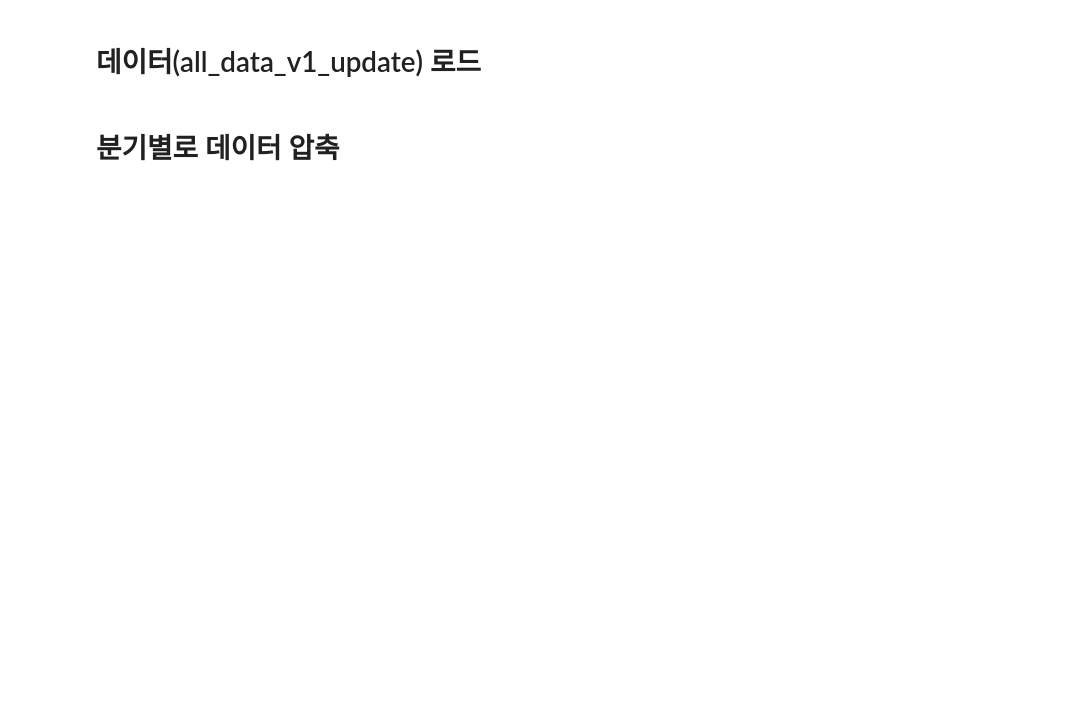
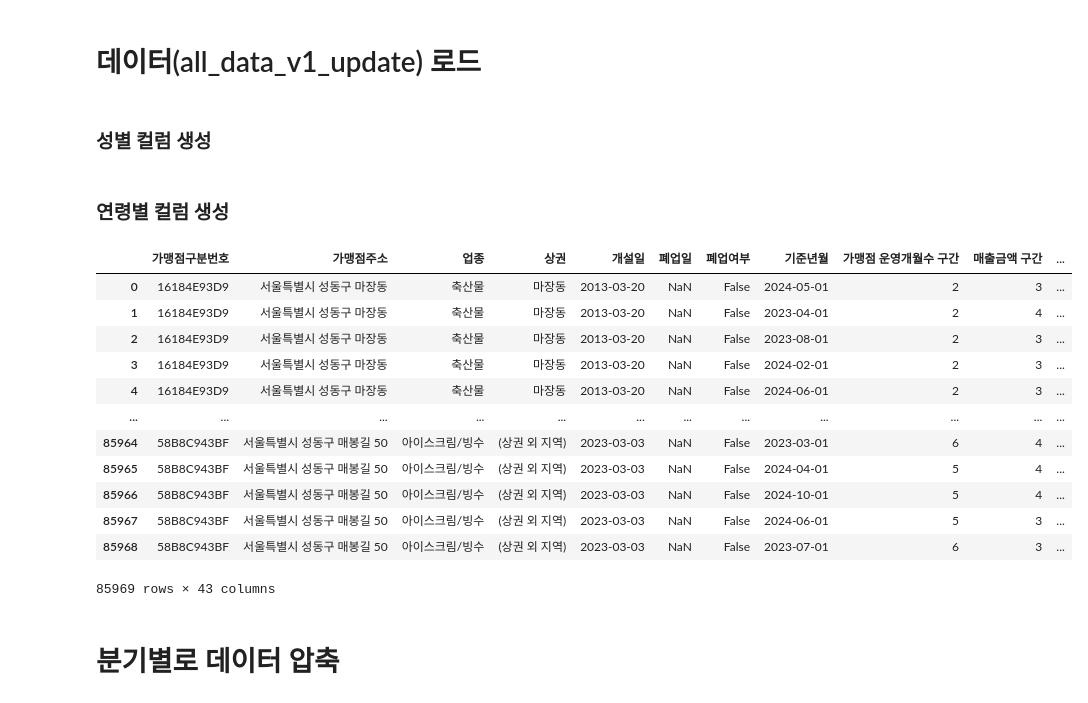
Before and after one commit to oneline47/DM_closure-prediction, a Jupyter notebook: notebooks/1_EDA_update.ipynb, the cells around one changed output. Cells and saved outputs as stored; diff of their text form; code cells hidden in the pictures; blank space fills up the shorter version.

```diff
--- a/notebooks/1_EDA_update.ipynb
+++ b/notebooks/1_EDA_update.ipynb
@@ -40,3 +40,19 @@ path1 = DATA_DIR / "all_data_v1_update.csv"
 
 # data load
 df = pd.read_csv(path1, encoding="utf-8")
+# %% [markdown]
+### 성별 컬럼 생성
+# %%
+# -----------------------
+# 1) 성별 컬럼 정의
+# -----------------------
+female_cols = [c for c in df.columns if c.startswith("여성")]
+male_cols   = [c for c in df.columns if c.startswith("남성")]
+
+# -----------------------
+# 2) 행 단위 성별 합계
+# -----------------------
+df["여성_합계"] = df[female_cols].sum(axis=1)
+df["남성_합계"] = df[male_cols].sum(axis=1)
+# %% [markdown]
+### 연령별 컬럼 생성
@@ -43,3 +77,19 @@ df = pd.read_csv(path1, encoding="utf-8")
+# %%
+df
+# %% [output]
+|  | 가맹점구분번호 | 가맹점주소 | 업종 | 상권 | 개설일 | 폐업일 | 폐업여부 | 기준년월 | 가맹점 운영개월수 구간 | 매출금액 구간 | ... |
+| 0 | 16184E93D9 | 서울특별시 성동구 마장동 | 축산물 | 마장동 | 2013-03-20 | NaN | False | 2024-05-01 | 2 | 3 | ... |
+| 1 | 16184E93D9 | 서울특별시 성동구 마장동 | 축산물 | 마장동 | 2013-03-20 | NaN | False | 2023-04-01 | 2 | 4 | ... |
+| 2 | 16184E93D9 | 서울특별시 성동구 마장동 | 축산물 | 마장동 | 2013-03-20 | NaN | False | 2023-08-01 | 2 | 3 | ... |
+| 3 | 16184E93D9 | 서울특별시 성동구 마장동 | 축산물 | 마장동 | 2013-03-20 | NaN | False | 2024-02-01 | 2 | 3 | ... |
+| 4 | 16184E93D9 | 서울특별시 성동구 마장동 | 축산물 | 마장동 | 2013-03-20 | NaN | False | 2024-06-01 | 2 | 3 | ... |
+| ... | ... | ... | ... | ... | ... | ... | ... | ... | ... | ... | ... |
+| 85964 | 58B8C943BF | 서울특별시 성동구 매봉길 50 | 아이스크림/빙수 | (상권 외 지역) | 2023-03-03 | NaN | False | 2023-03-01 | 6 | 4 | ... |
+| 85965 | 58B8C943BF | 서울특별시 성동구 매봉길 50 | 아이스크림/빙수 | (상권 외 지역) | 2023-03-03 | NaN | False | 2024-04-01 | 5 | 4 | ... |
+| 85966 | 58B8C943BF | 서울특별시 성동구 매봉길 50 | 아이스크림/빙수 | (상권 외 지역) | 2023-03-03 | NaN | False | 2024-10-01 | 5 | 4 | ... |
+| 85967 | 58B8C943BF | 서울특별시 성동구 매봉길 50 | 아이스크림/빙수 | (상권 외 지역) | 2023-03-03 | NaN | False | 2024-06-01 | 5 | 3 | ... |
+| 85968 | 58B8C943BF | 서울특별시 성동구 매봉길 50 | 아이스크림/빙수 | (상권 외 지역) | 2023-03-03 | NaN | False | 2023-07-01 | 6 | 3 | ... |
+85969 rows × 43 columns
 # %% [markdown]
 # 분기별로 데이터 압축
 # %%
```
Also changed, not shown: parts of 10 cells of this notebook.
